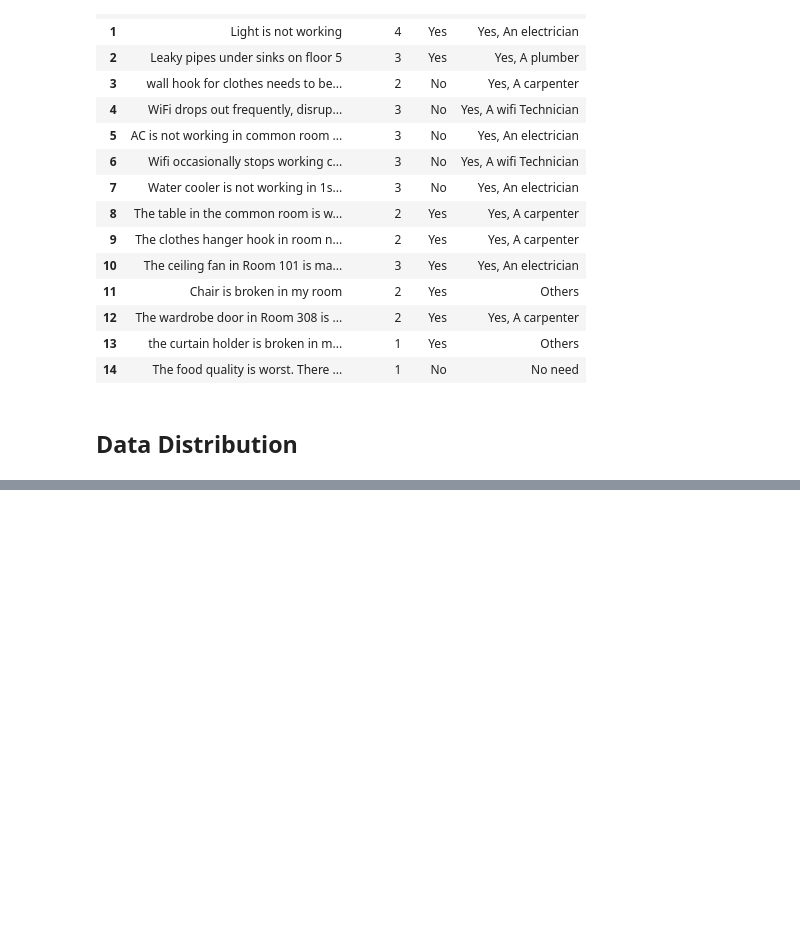
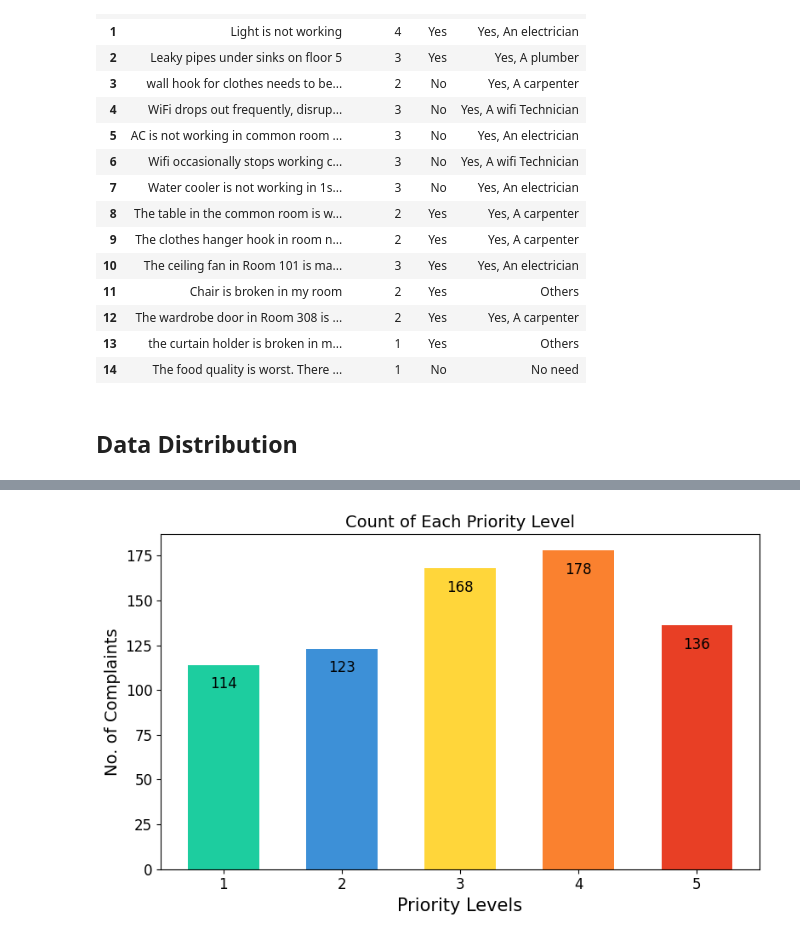
Before and after one commit to dinesh-thumma/HostelFix-AI, a Jupyter notebook: PreProcessing.ipynb, the cells around one changed output, grey strips where cells are left out. Cells and saved outputs as stored; diff of their text form; code cells hidden in the pictures; blank space fills up the shorter version.

Commit message:
updated data file

```diff
--- a/PreProcessing.ipynb
+++ b/PreProcessing.ipynb
@@ -236,0 +221,23 @@ Yes, A wifi Technician       0.86      0.92      0.89        13
+# %%
+labelled = pd.read_csv('C:/Users/Dinesh/Git_Hub/HostelFix-AI/data/data_input.csv')
+priority_counts = labelled['priority'].value_counts().sort_index()
+
+colors = ['#1DCD9F','#3D90D7','#FFD63A','#FA812F','#E83F25']
+
+plt.figure(figsize=(8, 5))
+bars = plt.bar(priority_counts.index, priority_counts.values, color=colors, width=0.6)
+
+for bar in bars:
+    yval = bar.get_height()
+    plt.text(bar.get_x() + bar.get_width()/2.0, yval - 15, int(yval), ha='center', va='bottom', fontsize=12)
+
+plt.xlabel('Priority Levels', fontsize=15)
+plt.ylabel('No. of Complaints', fontsize=14)
+plt.title('Count of Each Priority Level', fontsize=14)
+plt.xticks(priority_counts.index, fontsize=12)
+plt.yticks(fontsize=12)
+
+plt.tight_layout()
+plt.show()
+# %% [output]
+[figure, added]
```
Also changed, not shown: parts of 4 cells of this notebook, 1 other file.
